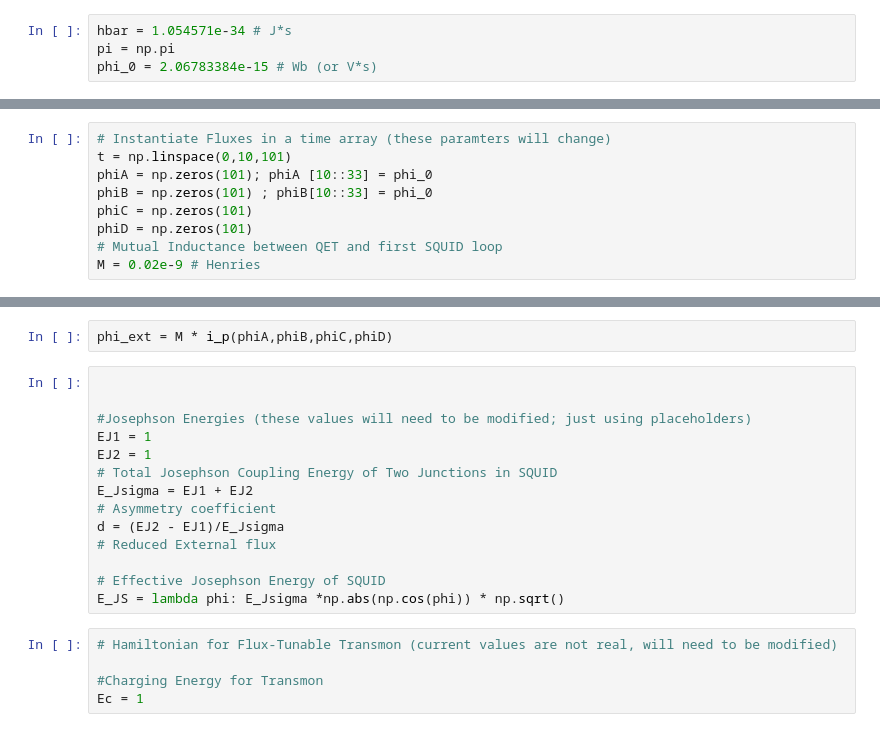
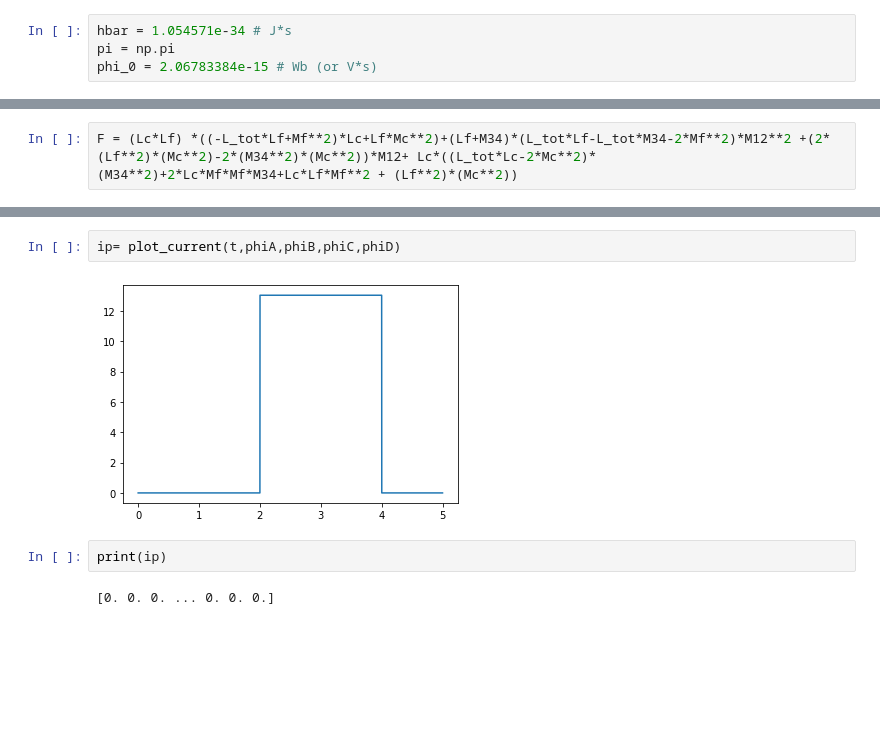
Before and after one commit to mohecht/PHYS559, a Jupyter notebook: QubitEnergyTuner.ipynb, the cells around one changed output, grey strips where cells are left out. Saved outputs shown, nothing was run; the diff lists cells and outputs as text; blank space fills up the shorter version.

```diff
--- a/QubitEnergyTuner.ipynb
+++ b/QubitEnergyTuner.ipynb
@@ -47,9 +51,0 @@ i_p = lambda phi_A, phi_B, phi_C, phi_D: (1/F) *((phi_A -phi_B)*(Lf**2-M34**2)*(
-# %%
-# Instantiate Fluxes in a time array (these paramters will change)
-t = np.linspace(0,10,101)
-phiA = np.zeros(101); phiA [10::33] = phi_0
-phiB = np.zeros(101) ; phiB[10::33] = phi_0
-phiC = np.zeros(101)
-phiD = np.zeros(101)
-# Mutual Inductance between QET and first SQUID loop
-M = 0.02e-9 # Henries
@@ -64,0 +52,2 @@ di_p_fine =
+# %%
+F = (Lc*Lf) *((-L_tot*Lf+Mf**2)*Lc+Lf*Mc**2)+(Lf+M34)*(L_tot*Lf-L_tot*M34-2*Mf**2)*M12**2 +(2*(Lf**2)*(Mc**2)-2*(M34**2)*(Mc**2))*M12+ Lc*((L_tot*Lc-2*Mc**2)*(M34**2)+2*Lc*Mf*Mf*M34+Lc*Lf*Mf**2 + (Lf**2)*(Mc**2))
@@ -65,21 +157,8 @@ di_p_fine =
 # %%
-phi_ext = M * i_p(phiA,phiB,phiC,phiD)
+ip= plot_current(t,phiA,phiB,phiC,phiD)
+# %% [output]
+[figure, added]
-# %%
-
-
-#Josephson Energies (these values will need to be modified; just using placeholders)
-EJ1 = 1
-EJ2 = 1
-# Total Josephson Coupling Energy of Two Junctions in SQUID
-E_Jsigma = EJ1 + EJ2
-# Asymmetry coefficient
-d = (EJ2 - EJ1)/E_Jsigma
-# Reduced External flux
-
-# Effective Josephson Energy of SQUID
-E_JS = lambda phi: E_Jsigma *np.abs(np.cos(phi)) * np.sqrt()
-# %%
-# Hamiltonian for Flux-Tunable Transmon (current values are not real, will need to be modified)
-
-#Charging Energy for Transmon
-Ec = 1
+# %%
+print(ip)
+# %% [output]
+[0. 0. 0. ... 0. 0. 0.]
```
Also changed, not shown: parts of 21 cells of this notebook.
